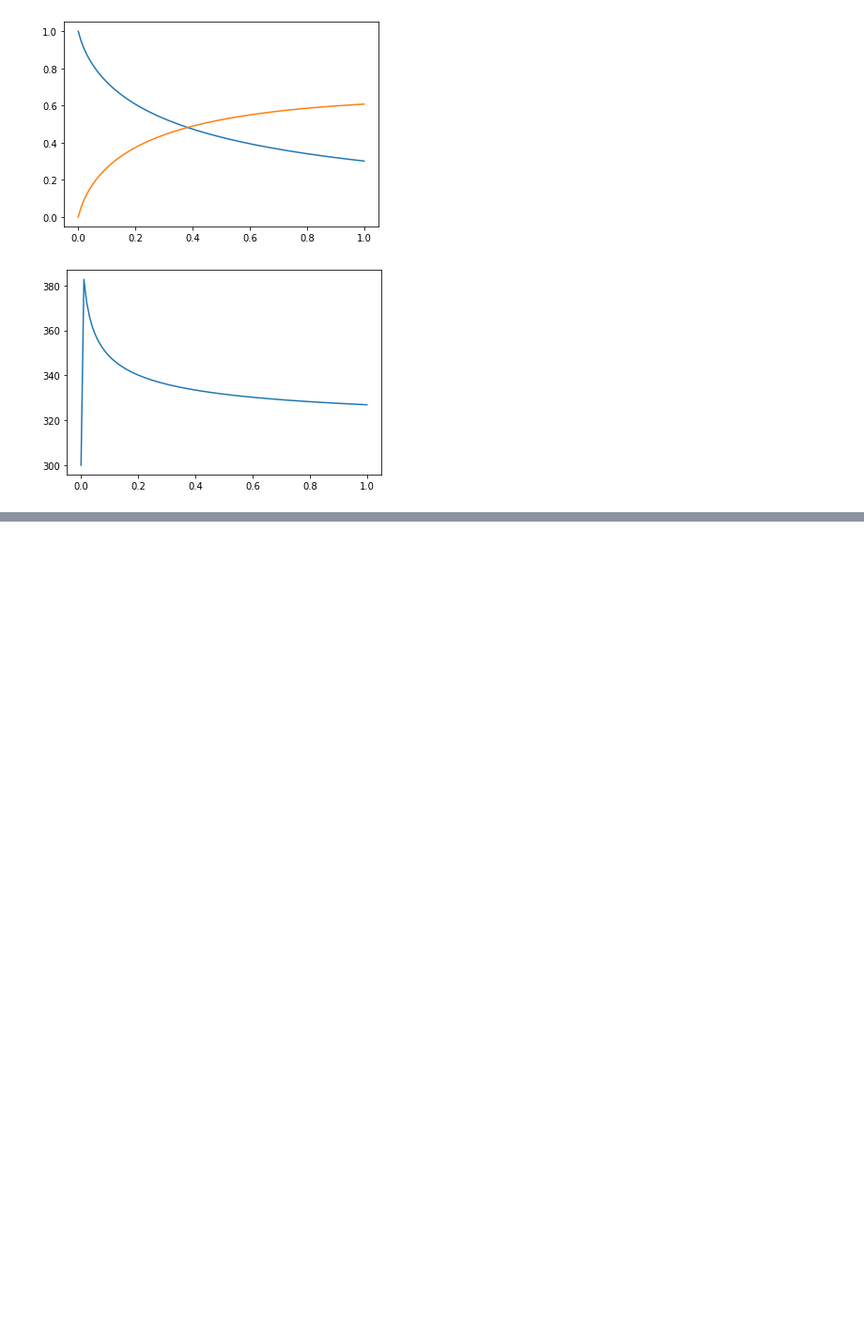
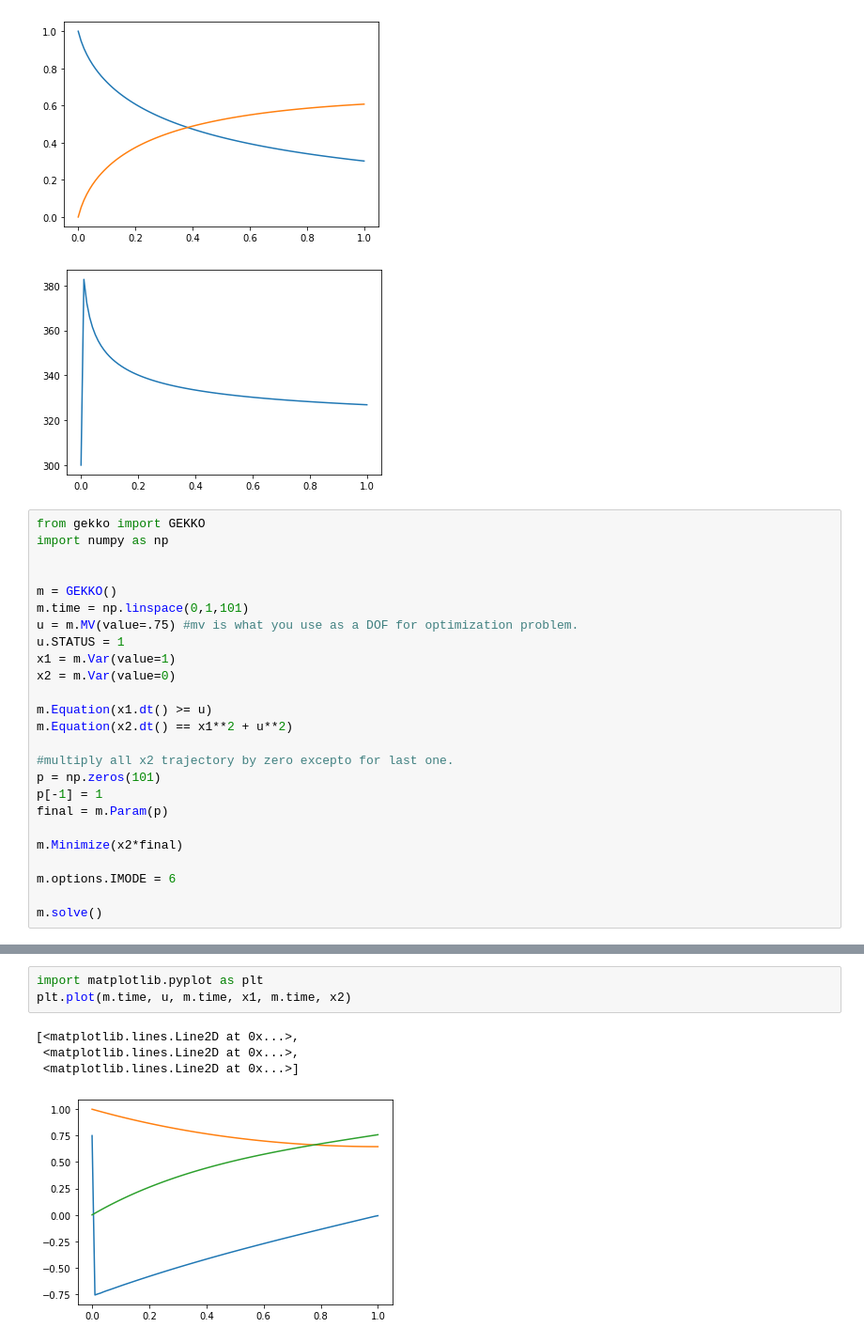
Before and after one commit to cjohns94/dynamic_optmization, a Jupyter notebook: hwE/benchmark.ipynb, the cells around one changed output, grey strips where cells are left out. Shown: that part at 94% size. Drawn from its saved outputs; the diff is of its cells as text; blank space fills up the shorter version.

```diff
--- a/hwE/benchmark.ipynb
+++ b/hwE/benchmark.ipynb
@@ -329,3 +329,28 @@ plt.plot(m.time,T)
 [<matplotlib.lines.Line2D at 0x...>]
 [figure]
 [figure]
+# %%
+from gekko import GEKKO
+import numpy as np
+
+
+m = GEKKO()
+m.time = np.linspace(0,1,101)
+u = m.MV(value=.75) #mv is what you use as a DOF for optimization problem.
+u.STATUS = 1
+x1 = m.Var(value=1)
+x2 = m.Var(value=0)
+
+m.Equation(x1.dt() >= u)
+m.Equation(x2.dt() == x1**2 + u**2)
+
+#multiply all x2 trajectory by zero excepto for last one.
+p = np.zeros(101)
+p[-1] = 1
+final = m.Param(p)
+
+m.Minimize(x2*final)
+
+m.options.IMODE = 6
+
+m.solve()
@@ -331,0 +375,8 @@ plt.plot(m.time,T)
+# %%
+import matplotlib.pyplot as plt
+plt.plot(m.time, u, m.time, x1, m.time, x2)
+# %% [output]
+[<matplotlib.lines.Line2D at 0x...>,
+ <matplotlib.lines.Line2D at 0x...>,
+ <matplotlib.lines.Line2D at 0x...>]
+[figure, added]
```
Also changed, not shown: parts of 1 cell of this notebook, 5 other files.
